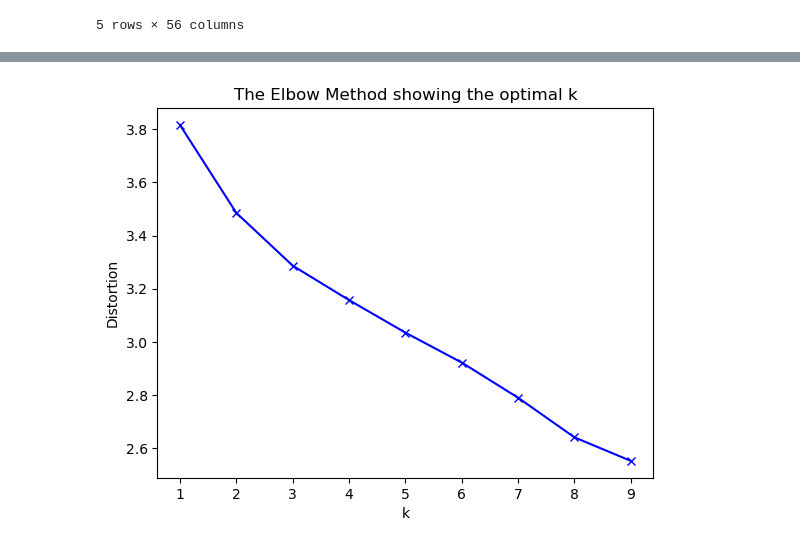
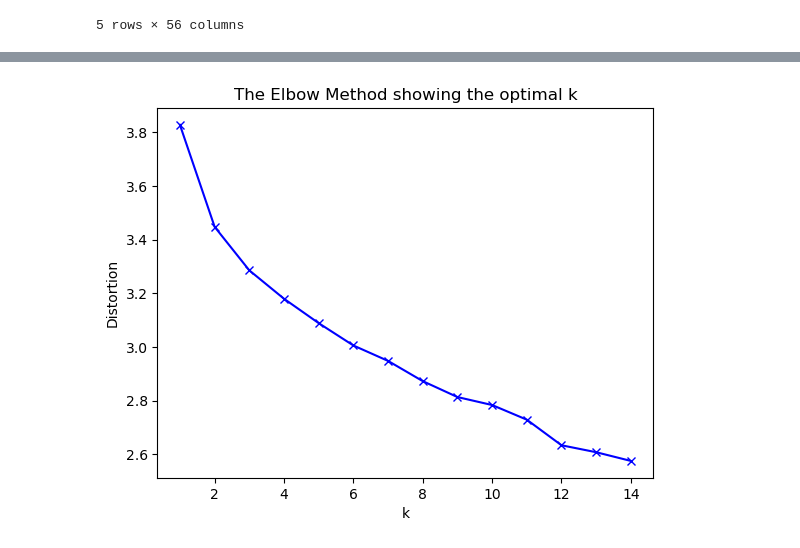
Before and after one commit to MukhammadSobirov/document_clustering, a Jupyter notebook: dota2_hero_clustering.ipynb, the cells around one changed output, grey strips where cells are left out. Drawn from its saved outputs; the diff is of its cells as text; code cells hidden in the pictures.

```diff
--- a/dota2_hero_clustering.ipynb
+++ b/dota2_hero_clustering.ipynb
@@ -19,8 +19,9 @@ features = ['base_health', 'base_health_regen', 'base_mana', 'base_mana_regen',
             'agi_gain', 'int_gain', 'attack_range', 'projectile_speed', 'attack_rate', 'move_speed', 'turn_rate'
             ]
 
-# drop rows with missing values
-df = df.dropna()
+# fill missing values with mean
+df[features] = df[features].fillna(df[features].mean())
+
 
 # normalize the data
 from sklearn.preprocessing import StandardScaler
@@ -51,7 +52,7 @@ print(df[features].head())
 from scipy.cluster.vq import kmeans, vq
 
 # kmeans
-k = 5
+k = 6
 centroids, _ = kmeans(df[features], k)
 # %%
 df['cluster_labels'], _ = vq(df[features], centroids)
@@ -164,18 +184,18 @@ Cluster 1:
 # %%
 # perform elbow method to find optimal k
 from scipy.spatial.distance import cdist
 
 distortions = []
-K = range(1, 10)
+K = range(1, 15)
 for k in K:
     centroids, distortion = kmeans(df[features], k)
     distortions.append(distortion)
 
 # plot elbow method
 plt.plot(K, distortions, 'bx-')
 plt.xlabel('k')
 plt.ylabel('Distortion')
 plt.title('The Elbow Method showing the optimal k')
 plt.show()
 # %% [output]
-[figure, old version]
+[figure, new version]
```
Also changed, not shown: parts of 7 cells of this notebook.
